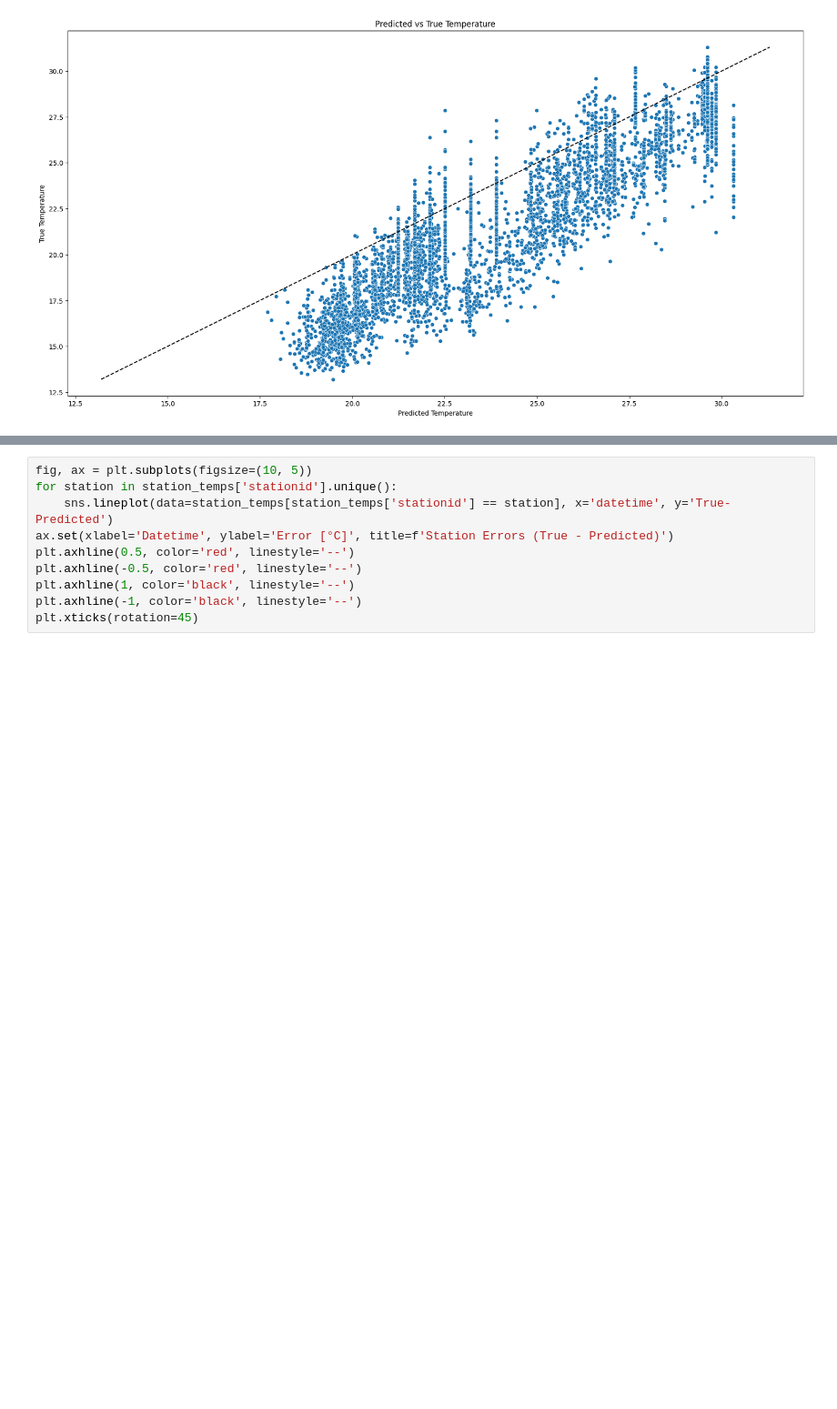
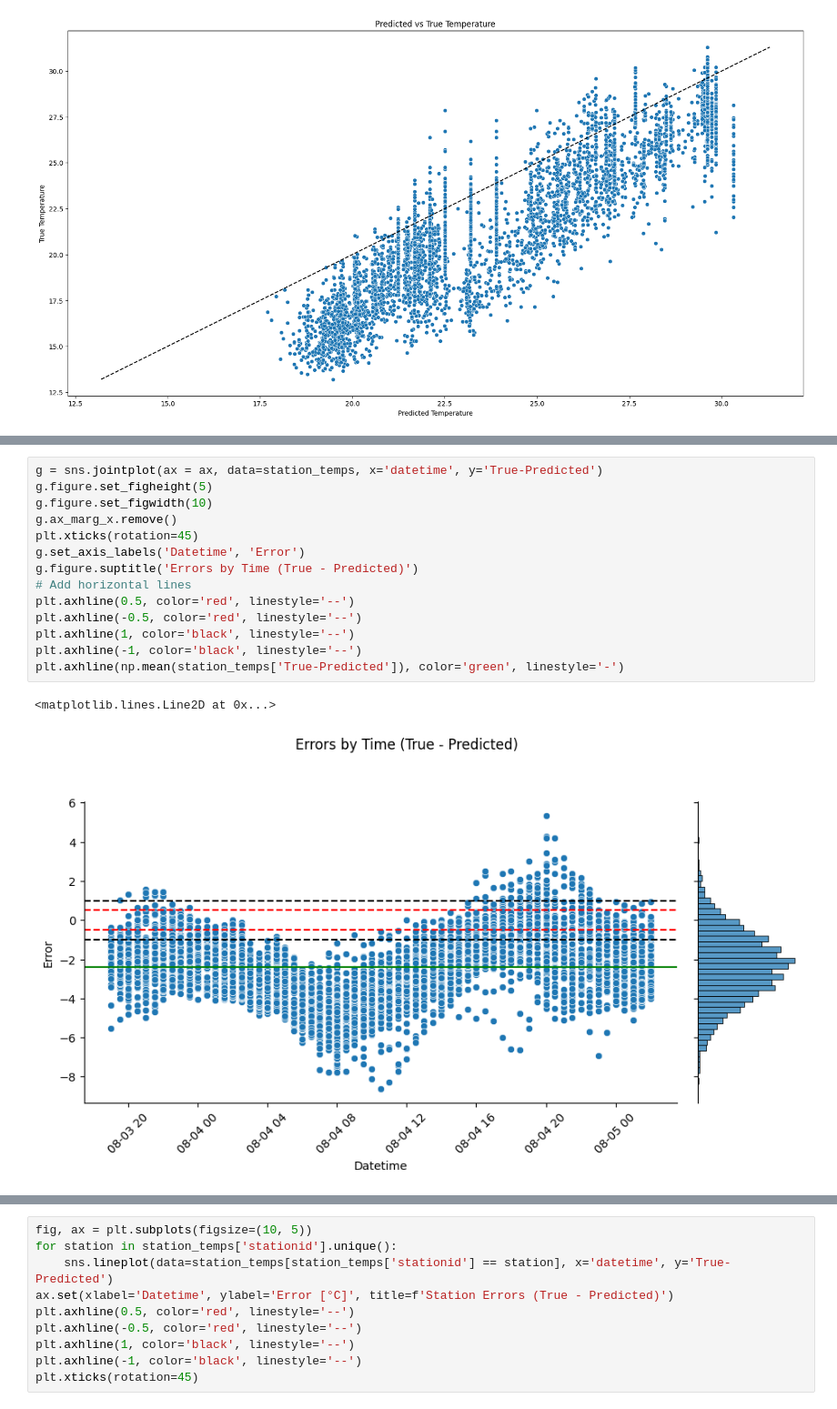
Before and after one commit to ozmanda/meteoblueQRF, a Jupyter notebook: analyses_and_visualisations/validation_maps_analysis.ipynb, the cells around one changed output, grey strips where cells are left out. Shown at 91% size. Drawn from its saved outputs; the diff is of its cells as text; blank space fills up the shorter version.

```diff
--- a/analyses_and_visualisations/validation_maps_analysis.ipynb
+++ b/analyses_and_visualisations/validation_maps_analysis.ipynb
@@ -307 +381,18 @@ plt.plot(bounds, bounds, color='black', linestyle='--')
+# %%
+g = sns.jointplot(ax = ax, data=station_temps, x='datetime', y='True-Predicted')
+g.figure.set_figheight(5)
+g.figure.set_figwidth(10)
+g.ax_marg_x.remove()
+plt.xticks(rotation=45)
+g.set_axis_labels('Datetime', 'Error')
+g.figure.suptitle('Errors by Time (True - Predicted)')
+# Add horizontal lines
+plt.axhline(0.5, color='red', linestyle='--')
+plt.axhline(-0.5, color='red', linestyle='--')
+plt.axhline(1, color='black', linestyle='--')
+plt.axhline(-1, color='black', linestyle='--')
+plt.axhline(np.mean(station_temps['True-Predicted']), color='green', linestyle='-')
+# %% [output]
+<matplotlib.lines.Line2D at 0x...>
+[figure, added]
 # %%
```
Also changed, not shown: parts of 14 cells of this notebook, 1 other file.
